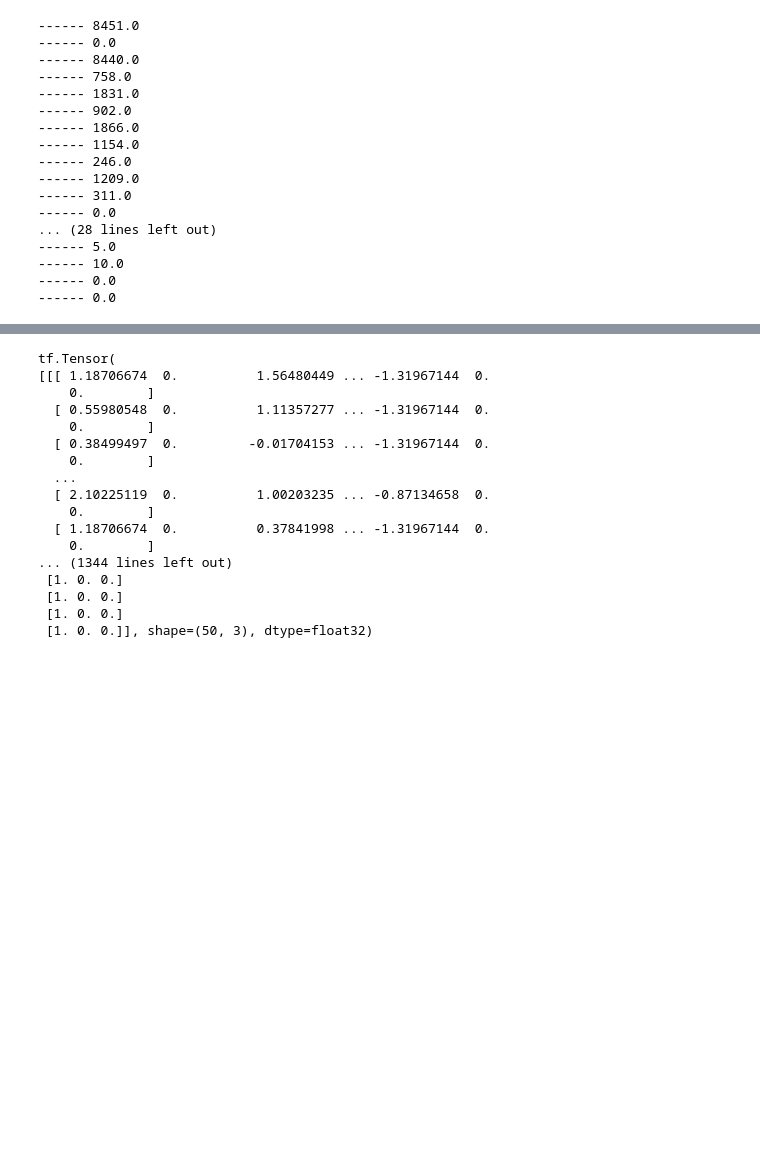
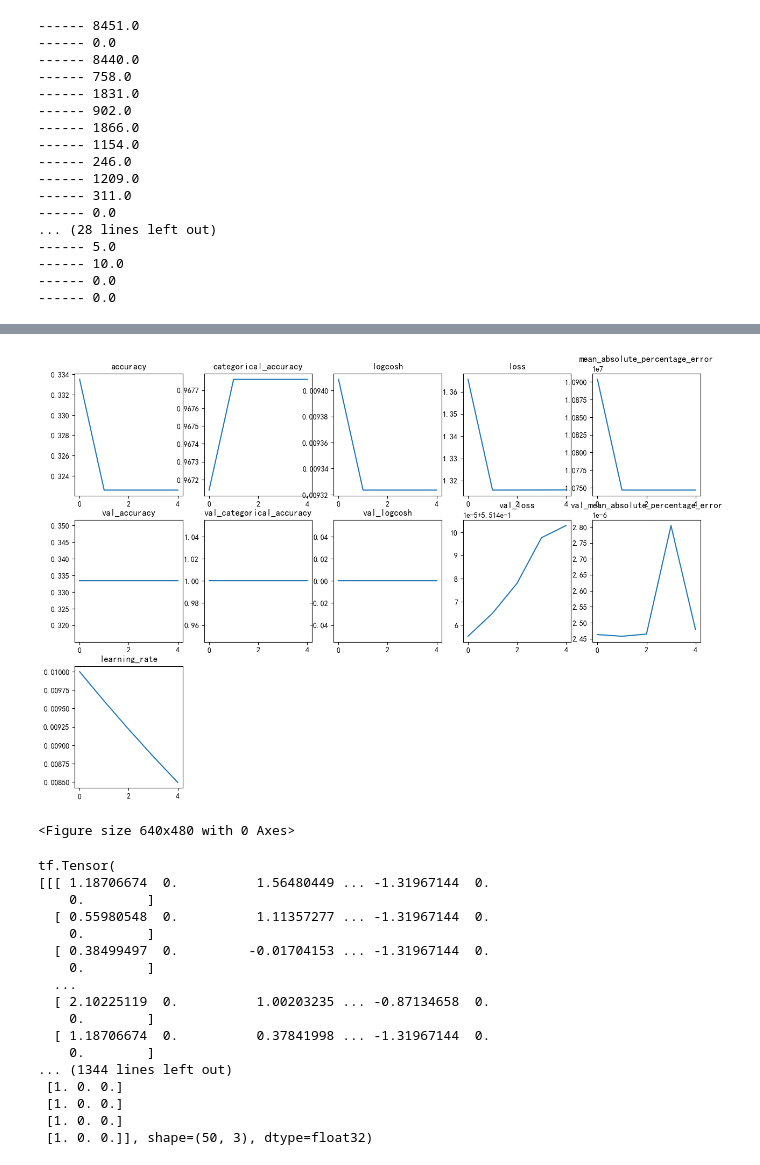
Before and after one commit to ainiubility/CNN-LSTM-Attention, a Jupyter notebook: C_L_A_train_alldata.ipynb, the cells around one changed output, grey strips where cells are left out. Cells and saved outputs as stored; diff of their text form; code cells hidden in the pictures; blank space fills up the shorter version.

```diff
--- a/C_L_A_train_alldata.ipynb
+++ b/C_L_A_train_alldata.ipynb
@@ -554,3 +479,26 @@ plt.savefig(os.path.join(log_dir, 'learning_rate.png'))
+# %%
+def plot_history_metrics(history: keras.callbacks.History):
+    total_plots = len(history.history)
+    cols = total_plots // 2
+
+    rows = total_plots // cols
+
+    if total_plots % cols != 0:
+        rows += 1
+
+    pos = range(1, total_plots + 1)
+    plt.figure(figsize=(15, 10))
+    for i, (key, value) in enumerate(history.history.items()):
+        plt.subplot(rows, cols, pos[i])
+        plt.plot(range(len(value)), value)
+        plt.title(str(key))
+    plt.show()
+    plt.savefig(os.path.join(log_dir, 'learning_rate.png'))
+
+plot_history_metrics(history)
+# %% [output]
+[figure, added]
+<Figure size 640x480 with 0 Axes>
 # %%
 # 保存模型结构及配置参数
 model_json = model.to_json()
```
Also changed, not shown: parts of 9 cells of this notebook.
